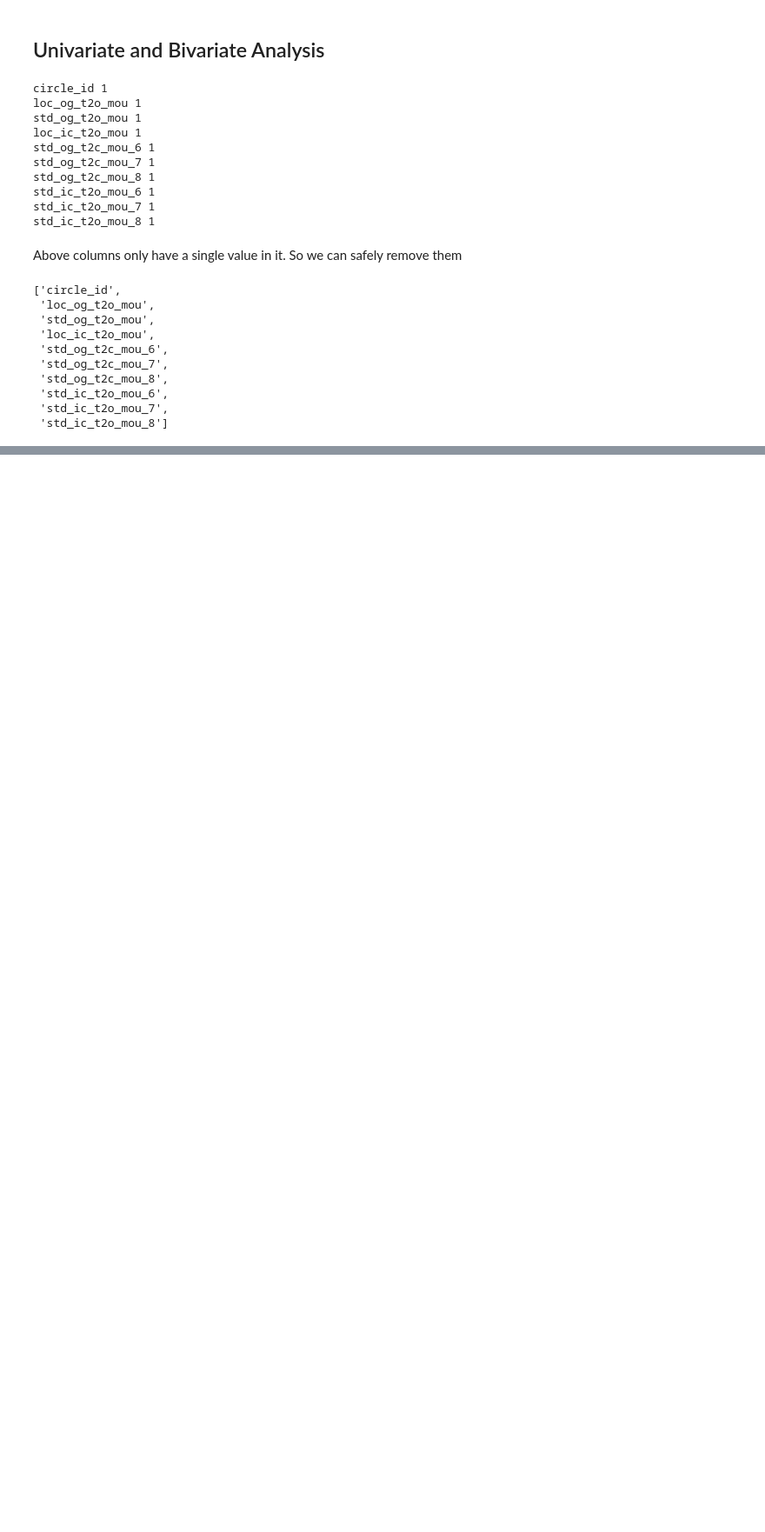
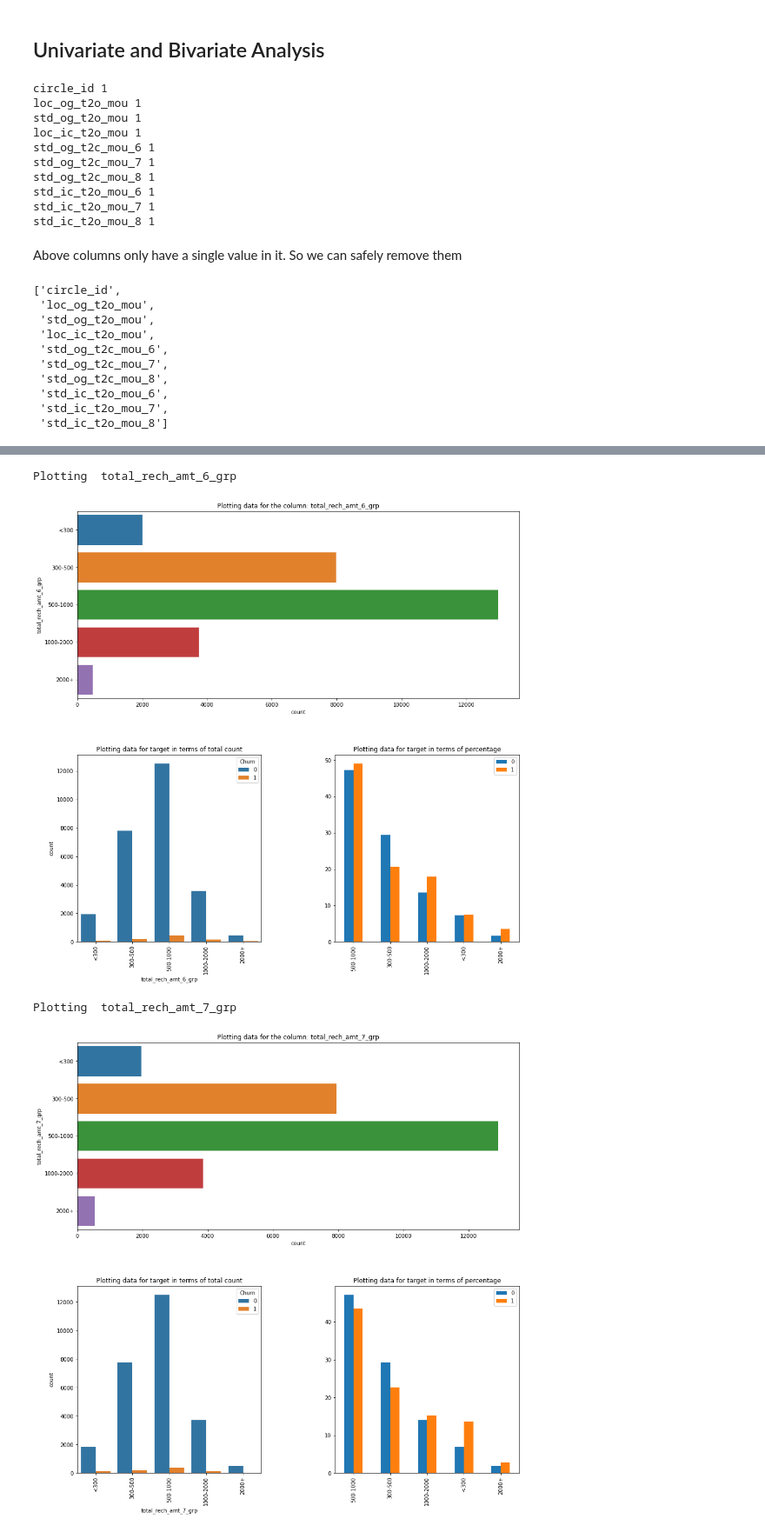
Before and after one commit to Aruthampi/Telecom-Churn-Case-Study, a Jupyter notebook: Telecom Churn Case Study.ipynb, the cells around one changed output, grey strips where cells are left out. Shown at 87% size. Saved outputs shown, nothing was run; the diff lists cells and outputs as text; code cells hidden in the pictures; blank space fills up the shorter version.

```diff
--- a/Telecom Churn Case Study.ipynb
+++ b/Telecom Churn Case Study.ipynb
@@ -561,0 +607,41 @@ for c in df_highvalue.columns:
+# %%
+#create the buckets of <300, 300-500, 500-1000,1000-2000 and 2000+ from total_rech_amt_8 column.
+df_highvalue['total_rech_amt_8_grp']=pd.cut(df_highvalue['total_rech_amt_8'],[0,300,500,1000,2000,99999],labels
+                                            = ['<300','300-500','500-1000','1000-2000','2000+'])
+# %%
+def plotting(app_df, app_tar0, app_tar1, column):
+
+    train = app_df
+    train_0 = app_tar0
+    train_1 = app_tar1
+    col = column
+
+    grid = plt.GridSpec(2, 2, wspace=0.4, hspace=0.3)
+    fig = plt.figure(figsize=(15,15))
+
+    ax1 = plt.subplot(grid[0,0:])
+    sns.countplot(y=train[col])
+    plt.title('Plotting data for the column: '+ column)
+
+    ax2 = plt.subplot(grid[1,0])
+    sns.countplot(x= column, hue = 'Churn', data = train, ax = ax2)
+    plt.xticks(rotation=90)
+    plt.title('Plotting data for target in terms of total count')
+
+
+    ax3 = plt.subplot(grid[1,1])
+    df = pd.DataFrame()
+    df['0']= (100*(train_0[col].value_counts())/len(train_0))
+    df['1']= (100*(train_1[col].value_counts())/len(train_1))
+    df.plot.bar(ax=ax3)
+    plt.title('Plotting data for target in terms of percentage')
+
+
+    fig.tight_layout() # Or equivalently,  "plt.tight_layout()"
+
+    plt.show()
+# %%
+app_df = df_highvalue.copy()
+# %%
+app_tar0 = app_df[app_df.Churn == 0]
+app_tar1 = app_df[app_df.Churn == 1]
@@ -561,0 +650,9 @@ for c in df_highvalue.columns:
+# %%
+for column in cat:
+    print("Plotting ", column)
+    plotting(app_df,app_tar0, app_tar1, column)
+# %% [output]
+Plotting  total_rech_amt_6_grp
+[figure, added]
+Plotting  total_rech_amt_7_grp
+[figure, added]
```
Also changed, not shown: parts of 78 cells of this notebook.
